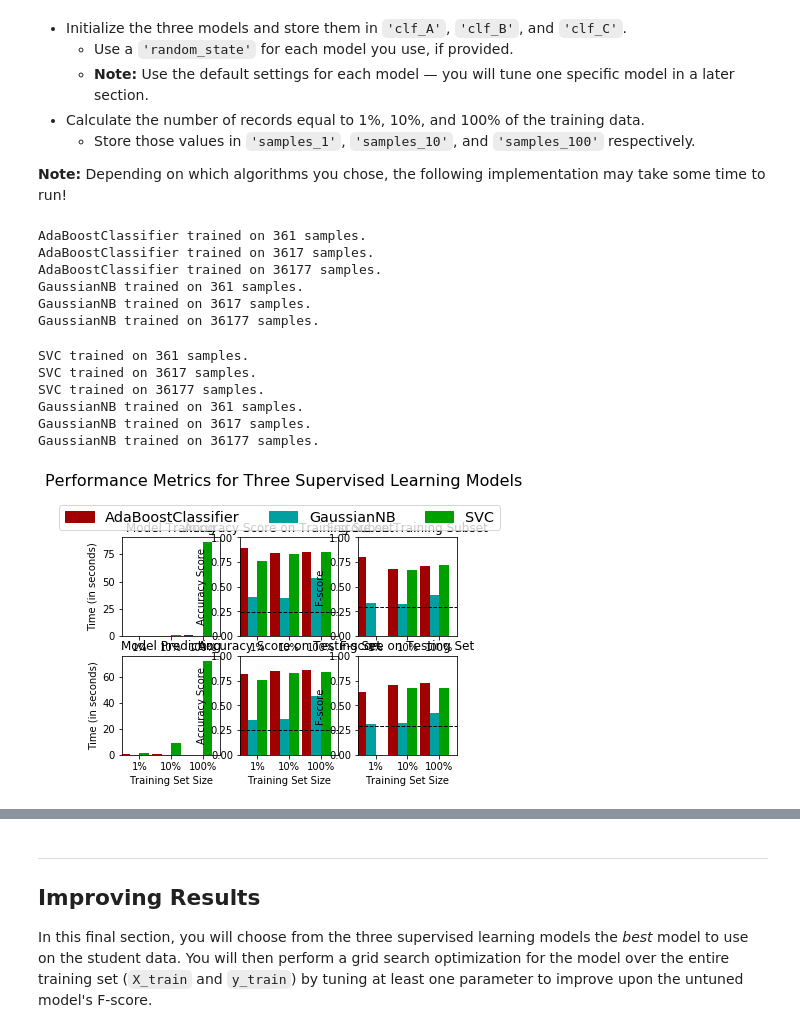
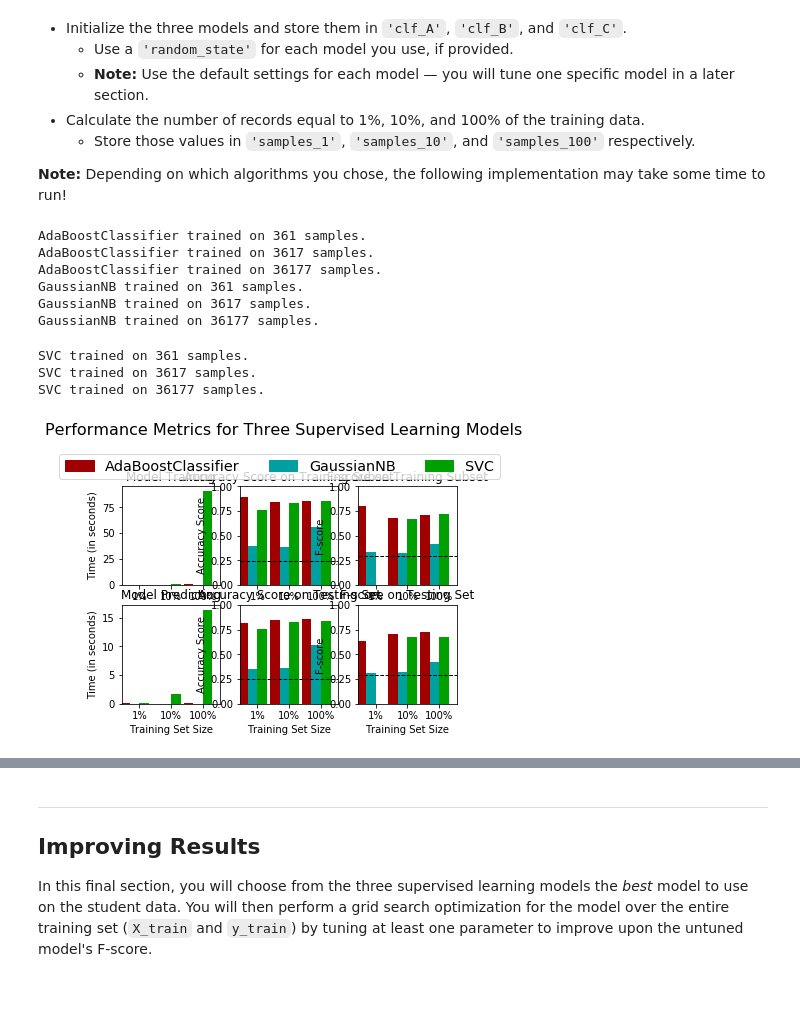
Before and after one commit to sachbhat/finding_donors, a Jupyter notebook: finding_donors.ipynb, the cells around one changed output, grey strips where cells are left out. Cells and saved outputs as stored; diff of their text form; code cells hidden in the pictures; blank space fills up the shorter version.

```diff
--- a/finding_donors.ipynb
+++ b/finding_donors.ipynb
@@ -69,16 +69,16 @@ data["income"].unique()
 # %% [output]
 array(['<=50K', '>50K'], dtype=object)
 # %%
-# TODO: Total number of records
-n_records = len(data)
+# Total number of records
+n_records = data.shape[0]
 
-# TODO: Number of records where individual's income is more than $50,000
-n_greater_50k = len(data[data['income'] == ">50K"])
+# Number of records where individual's income is more than $50,000
+n_greater_50k = data[data['income'] == ">50K"].shape[0]
 
-# TODO: Number of records where individual's income is at most $50,000
-n_at_most_50k = len(data[data['income'] == "<=50K"])
+# Number of records where individual's income is at most $50,000
+n_at_most_50k = data[data['income'] == "<=50K"].shape[0]
 
-# TODO: Percentage of individuals whose income is more than $50,000
+# Percentage of individuals whose income is more than $50,000
 greater_percent = n_greater_50k / n_records * 100
 
 # Print the results
@@ -409,7 +409,7 @@ def train_predict(learner, sample_size, X_train, y_train, X_test, y_test):
     #       then get predictions on the first 300 training samples(X_train) using .predict()
     start = time() # Get start time
     predictions_test = learner.predict(X_test)
-    predictions_train = learner.predict(X_train)
+    predictions_train = learner.predict(X_train[:300])
     end = time() # Get end time
 
     # TODO: Calculate the total prediction time
@@ -452,42 +452,39 @@ from sklearn.svm import SVC
 # TODO: Initialize the three models
 clf_A = AdaBoostClassifier(random_state=42)
 # clf_B = RandomForestClassifier(random_state=42)
-clf_C = SVC()
 clf_B = GaussianNB()
+clf_C = SVC(random_state=42)
 
 # TODO: Calculate the number of samples for 1%, 10%, and 100% of the training data
 # HINT: samples_100 is the entire training set i.e. len(y_train)
 # HINT: samples_10 is 10% of samples_100 (ensure to set the count of the values to be `int` and not `float`)
 # HINT: samples_1 is 1% of samples_100 (ensure to set the count of the values to be `int` and not `float`)
 samples_100 = len(y_train)
 samples_10 = int(len(y_train) * .10)
 samples_1 = int(len(y_train) * .01)
 
 # Collect results on the learners
 results = {}
-for clf in [clf_A, clf_B, clf_C, clf_D]:
+for clf in [clf_A, clf_B, clf_C]:
     clf_name = clf.__class__.__name__
     results[clf_name] = {}
     for i, samples in enumerate([samples_1, samples_10, samples_100]):
         results[clf_name][i] = \
         train_predict(clf, samples, X_train, y_train, X_test, y_test)
 
 # Run metrics visualization for the three supervised learning models chosen
 vs.evaluate(results, accuracy, fscore)
 # %% [output]
 AdaBoostClassifier trained on 361 samples.
 AdaBoostClassifier trained on 3617 samples.
 AdaBoostClassifier trained on 36177 samples.
 GaussianNB trained on 361 samples.
 GaussianNB trained on 3617 samples.
 GaussianNB trained on 36177 samples.
 SVC trained on 361 samples.
 SVC trained on 3617 samples.
 SVC trained on 36177 samples.
-GaussianNB trained on 361 samples.
-GaussianNB trained on 3617 samples.
-GaussianNB trained on 36177 samples.
-[figure, old version]
+[figure, new version]
 # %%
 for result in results.items():
     print(result[0])
```
Also changed, not shown: parts of 5 cells of this notebook, 1 other file.
